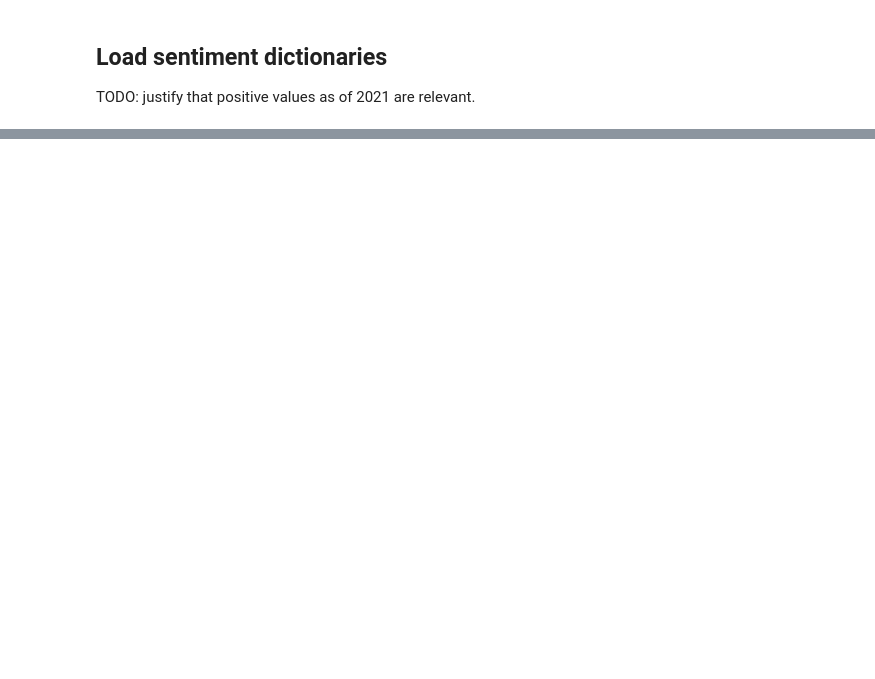
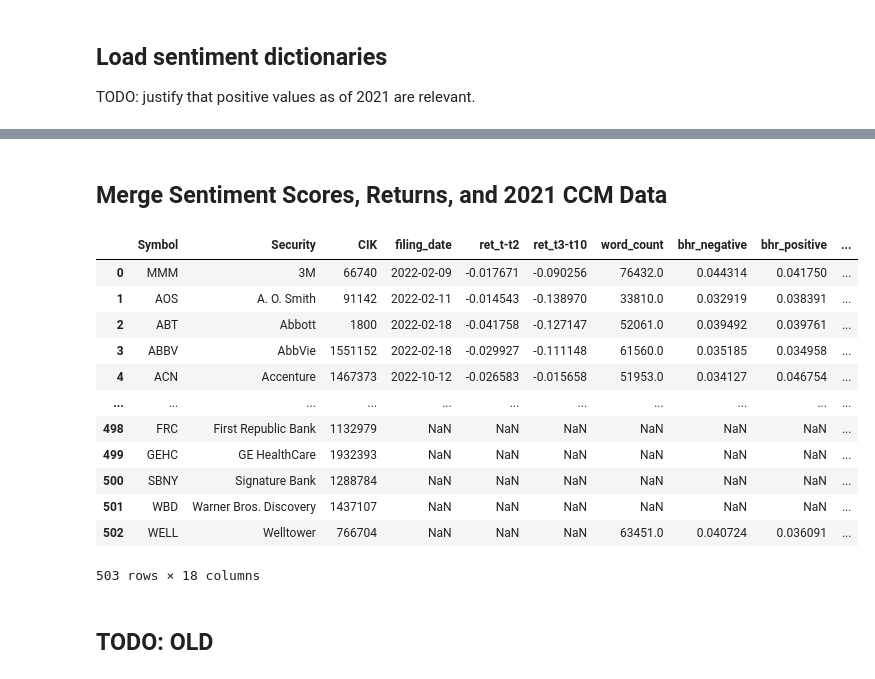
Before and after one commit to nicole-elchaar/10K-sentiments, a Jupyter notebook: build_sample.ipynb, the cells around one changed output, grey strips where cells are left out. Cells and saved outputs as stored; diff of their text form; code cells hidden in the pictures; blank space fills up the shorter version.

```diff
--- a/build_sample.ipynb
+++ b/build_sample.ipynb
@@ -69,11 +62,6 @@ stock_rets
 # %%
-# ** TODO make this generic at top for both
-# Get df of companies
-if not os.path.exists(sp500_path):
-    url = "https://en.wikipedia.org/wiki/List_of_S%26P_500_companies"
-    pd.read_html(url)[0].to_csv(sp500_path, index=False)  # [1] shows updates
-
-sp500 = pd.read_csv(sp500_path)[['Symbol', 'Security', 'CIK']]
+# Store the 2022 returns in a separate table
+sp500_rets = sp500_orig.copy()
 # %%
 # Get the filing date for each 10-K
 session = HTMLSession()
@@ -114,0 +174,31 @@ final_return.to_csv(returns_save_path, index=False)
+# %%
+os.makedirs(firm_10k_clean_path, exist_ok=True)
+sp500_sents = sp500_orig.copy()
+
+for i in tqdm(range(len(sp500_sents))):
+    tic = sp500_sents['Symbol'].iloc[i]
+    truth_path = sp500_sents['truth_path'].iloc[i]    # TODO: explain
+
+    # Check existence of path
+    if not os.path.exists(fr'{firm_10k_path}/{truth_path}'):
+        print(f'Cannot find 10-K for ticker {tic}')
+        continue
+
+    # Create clean path
+    os.makedirs(fr'{firm_10k_clean_path}/{truth_path}', exist_ok=True)
+
+    for path in glob.glob(fr'{firm_10k_path}/{truth_path}/*/*/*.html'):
+        # Open and clean the 10-K
+        with open(path, 'rb') as report_file:
+            html = report_file.read()
+        soup = BeautifulSoup(html, 'lxml-xml')
+        for div in soup.find_all("div", {'style': 'display:none'}):
+            div.decompose()                       # remove hidden divs,
+        lower = soup.get_text().lower()           # uppercase,
+        no_punc = re.sub(r'\W', ' ', lower)       # non-alpha-numeric,
+        cleaned = re.sub(r'\s+', ' ', no_punc)    # single-space
+
+        # Persist changes to the clean directory
+        result_path = fr'{firm_10k_clean_path}/{truth_path}/10-K.txt'
+        with open(result_path, 'wb') as result_file:
+            result_file.write(cleaned.encode('utf-8'))
@@ -321,0 +414,22 @@ TODO: load and clean
+# %% [markdown]
+## Merge Sentiment Scores, Returns, and 2021 CCM Data
+# %%
+sp500_final = final_rets.merge(sp500_sents, on=['Symbol', 'Security', 'CIK'], validate='1:1', how='outer')
+sp500_final.to_csv(final_save_path, index=False)
+sp500_final
+# %% [output]
+|  | Symbol | Security | CIK | filing_date | ret_t-t2 | ret_t3-t10 | word_count | bhr_negative | bhr_positive | ... |
+| 0 | MMM | 3M | 66740 | 2022-02-09 | -0.017671 | -0.090256 | 76432.0 | 0.044314 | 0.041750 | ... |
+| 1 | AOS | A. O. Smith | 91142 | 2022-02-11 | -0.014543 | -0.138970 | 33810.0 | 0.032919 | 0.038391 | ... |
+| 2 | ABT | Abbott | 1800 | 2022-02-18 | -0.041758 | -0.127147 | 52061.0 | 0.039492 | 0.039761 | ... |
+| 3 | ABBV | AbbVie | 1551152 | 2022-02-18 | -0.029927 | -0.111148 | 61560.0 | 0.035185 | 0.034958 | ... |
+| 4 | ACN | Accenture | 1467373 | 2022-10-12 | -0.026583 | -0.015658 | 51953.0 | 0.034127 | 0.046754 | ... |
+| ... | ... | ... | ... | ... | ... | ... | ... | ... | ... | ... |
+| 498 | FRC | First Republic Bank | 1132979 | NaN | NaN | NaN | NaN | NaN | NaN | ... |
+| 499 | GEHC | GE HealthCare | 1932393 | NaN | NaN | NaN | NaN | NaN | NaN | ... |
+| 500 | SBNY | Signature Bank | 1288784 | NaN | NaN | NaN | NaN | NaN | NaN | ... |
+| 501 | WBD | Warner Bros. Discovery | 1437107 | NaN | NaN | NaN | NaN | NaN | NaN | ... |
+| 502 | WELL | Welltower | 766704 | NaN | NaN | NaN | 63451.0 | 0.040724 | 0.036091 | ... |
+503 rows × 18 columns
+# %% [markdown]
+## TODO: OLD
```
Also changed, not shown: parts of 23 cells of this notebook.
